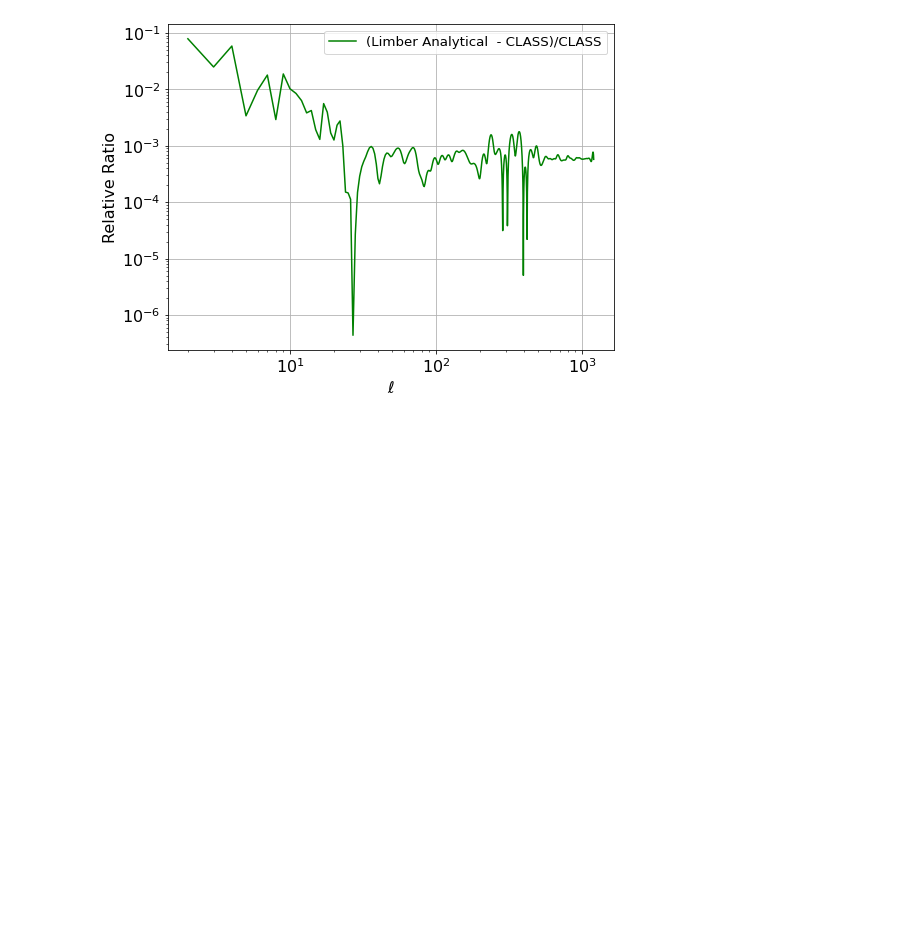
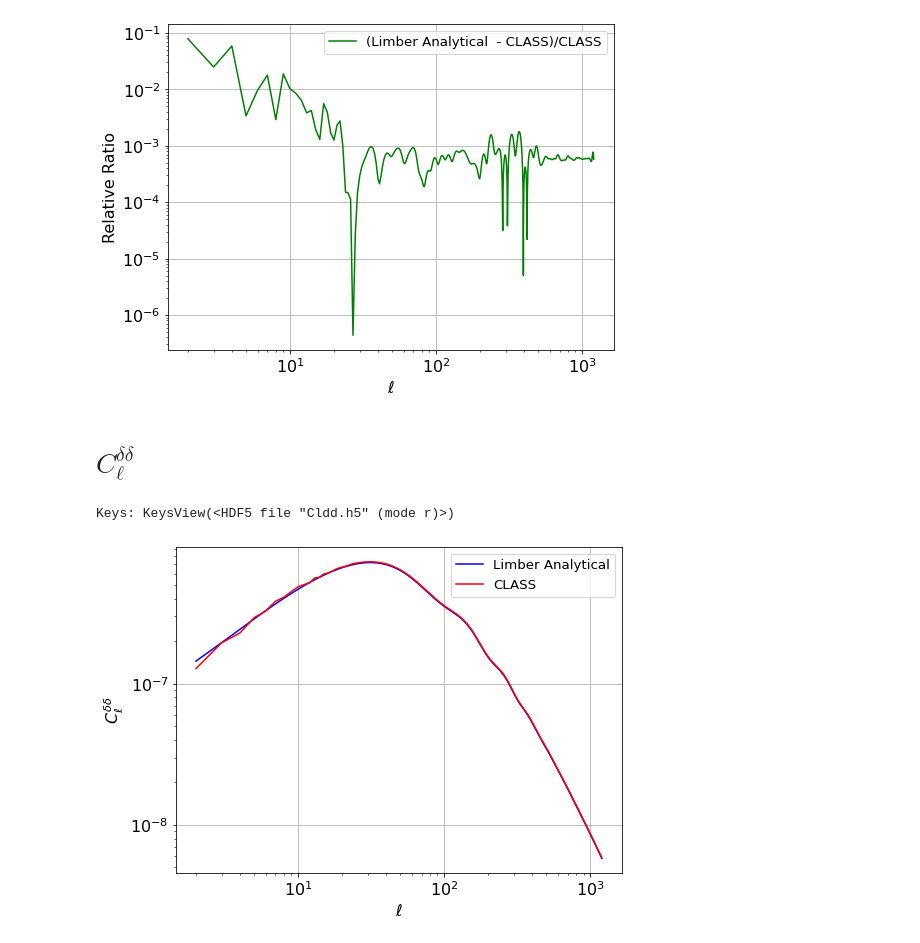
Before and after one commit to muntazirabidi/CLASS_CAMB, a Jupyter notebook: limber_cross_CLASS.ipynb, the cells around one changed output. Saved outputs shown, nothing was run; the diff lists cells and outputs as text; code cells hidden in the pictures; blank space fills up the shorter version.

```diff
--- a/limber_cross_CLASS.ipynb
+++ b/limber_cross_CLASS.ipynb
@@ -202,3 +202,36 @@ plt.xscale('log')
 plt.yscale('log')
 # %% [output]
 [figure]
+# %% [markdown]
+# $ C^{\delta\delta}_{\ell}$
+# %%
+import h5py
+filename = "Data/Cldd.h5"
+
+# calculated from Mathematica
+with h5py.File(filename, "r") as f:
+    # List all groups
+    print("Keys: %s" % f.keys())
+    a_group_key = list(f.keys())[0]
+
+    # Get the data
+    Cl_dd_MATHEMATICA = f['Cldd'][:]
+    Cl_dd_CLASS = f['CLASS-Cldd'][:]
+    lTab = f['lTab'][:]
+# %% [output]
+Keys: KeysView(<HDF5 file "Cldd.h5" (mode r)>)
+# %%
+
+plt.xscale('log')
+plt.yscale('log')
+plt.plot(lTab,Cl_dd_MATHEMATICA,color='b',label=r'Limber Analytical')
+
+plt.plot(lTab,Cl_dd_CLASS,color='r',label=r'CLASS')
+
+
+plt.xlabel('$\ell$')
+plt.ylabel('$C_\ell^{\delta\delta}$')
+plt.legend()
+plt.grid()
+# %% [output]
+[figure, added]
```
Also changed, not shown: parts of 13 cells of this notebook.
